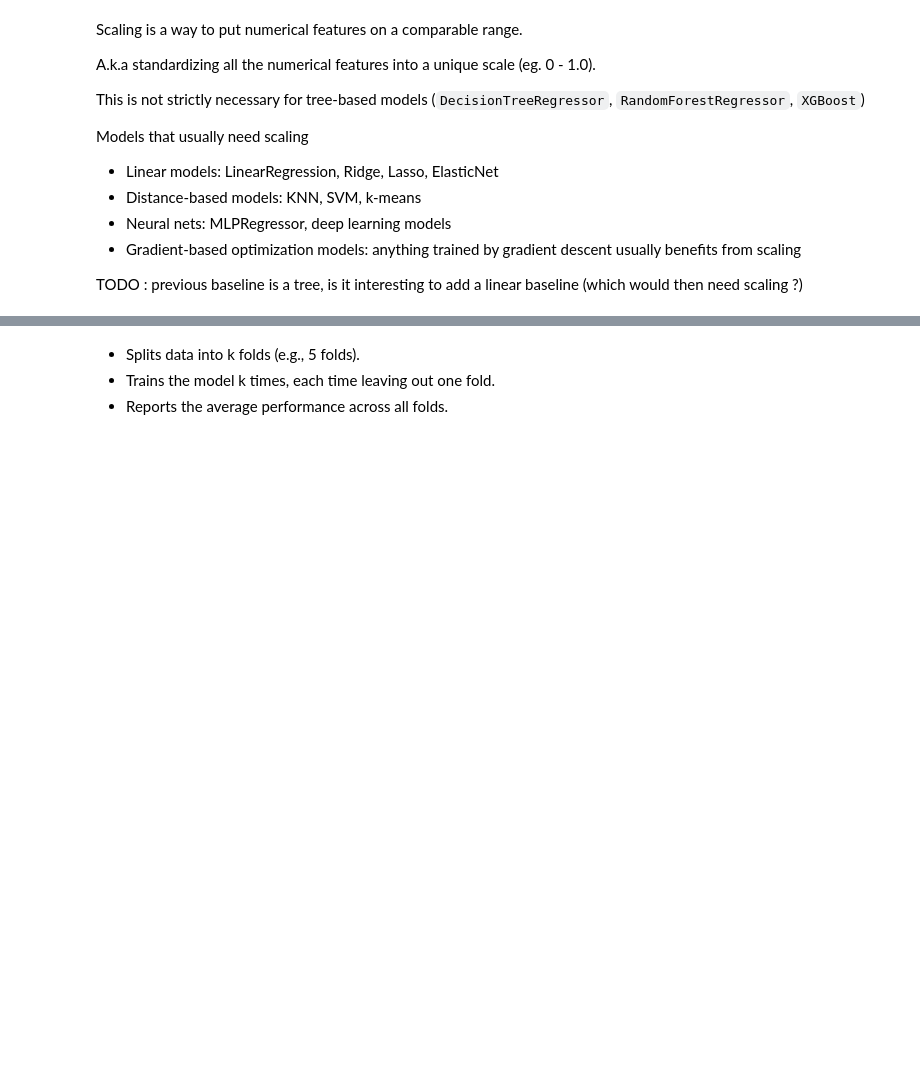
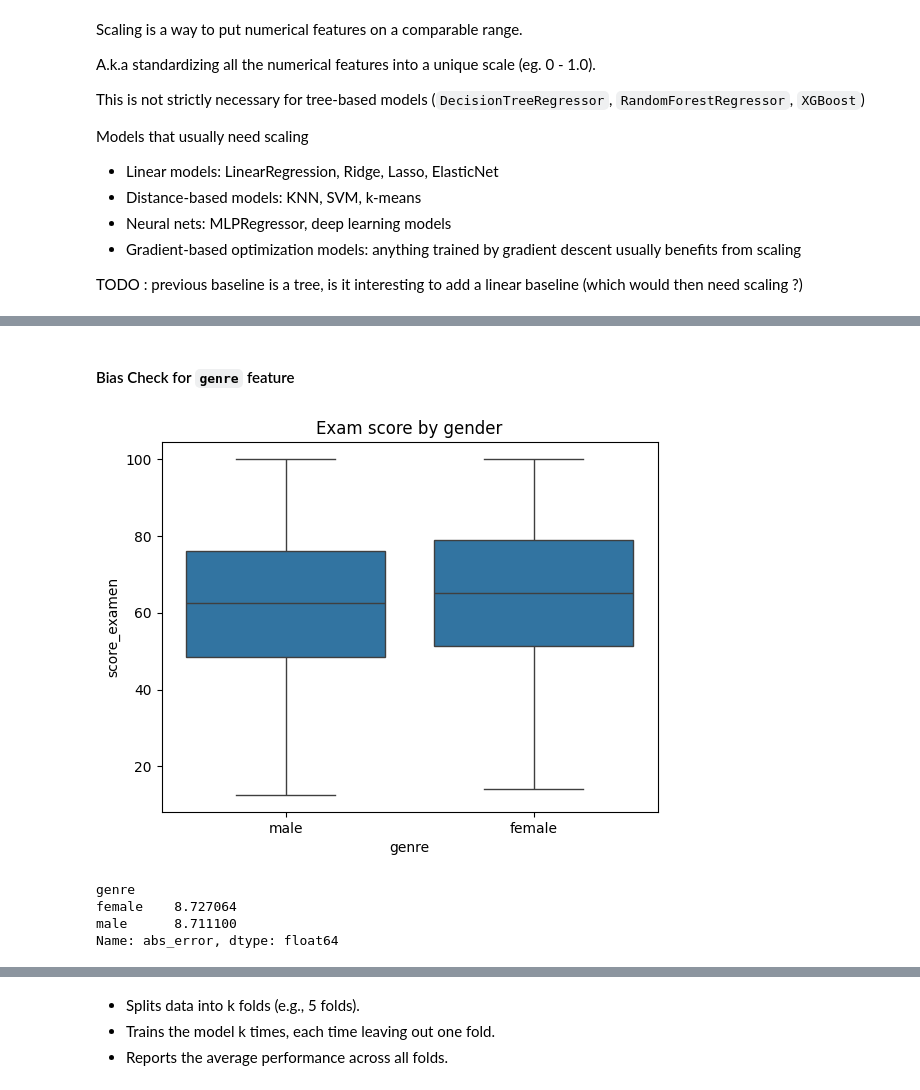
Before and after one commit to Muten-Roshi-Sama/MachineLearningLabs_4eiai40, a Jupyter notebook: Project2026/failure_prediction.ipynb, the cells around one changed output, grey strips where cells are left out. Drawn from its saved outputs; the diff is of its cells as text; code cells hidden in the pictures; blank space fills up the shorter version.

```diff
--- a/Project2026/failure_prediction.ipynb
+++ b/Project2026/failure_prediction.ipynb
@@ -1050,0 +1117,21 @@ scaled_X_valid = scaled_preprocessor.transform(approach3_X_valid)
+# %% [markdown]
+#### Bias Check for `genre` feature
+# %%
+# Bias check for genre
+sns.boxplot(data=raw_data, x="genre", y="score_examen")
+plt.title("Exam score by gender")
+plt.show()
+
+val_results = pd.DataFrame({
+    "genre": X_valid_raw["genre"].values,
+    "y_true": y_valid.values,
+    "y_pred": baseline_preds
+})
+val_results["abs_error"] = (val_results["y_true"] - val_results["y_pred"]).abs()
+val_results.groupby("genre")["abs_error"].mean()
+# %% [output]
+[figure, added]
+genre
+female    8.727064
+male      8.711100
+Name: abs_error, dtype: float64
```
Also changed, not shown: parts of 81 cells of this notebook, 6 other files.
